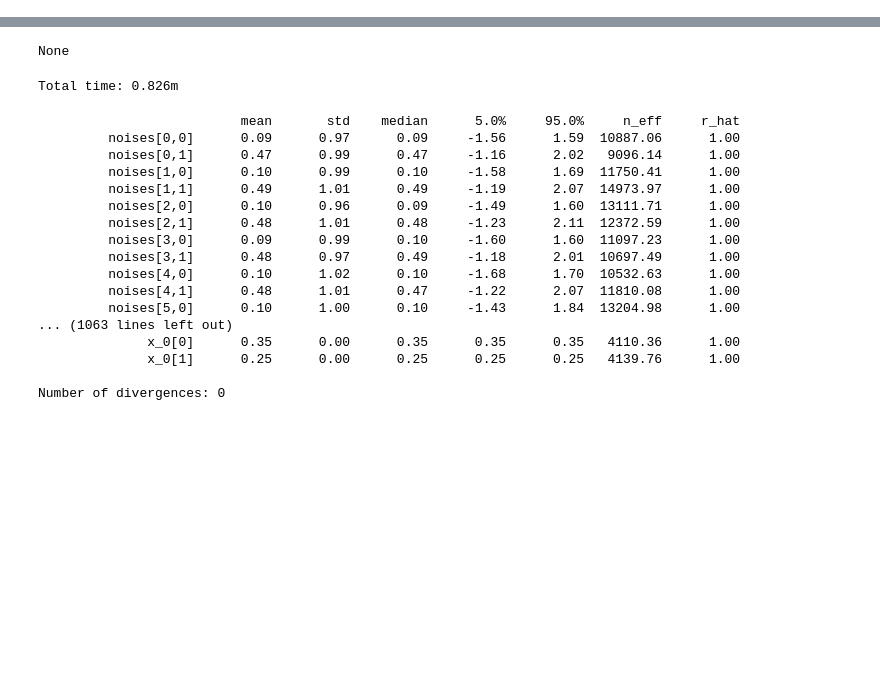
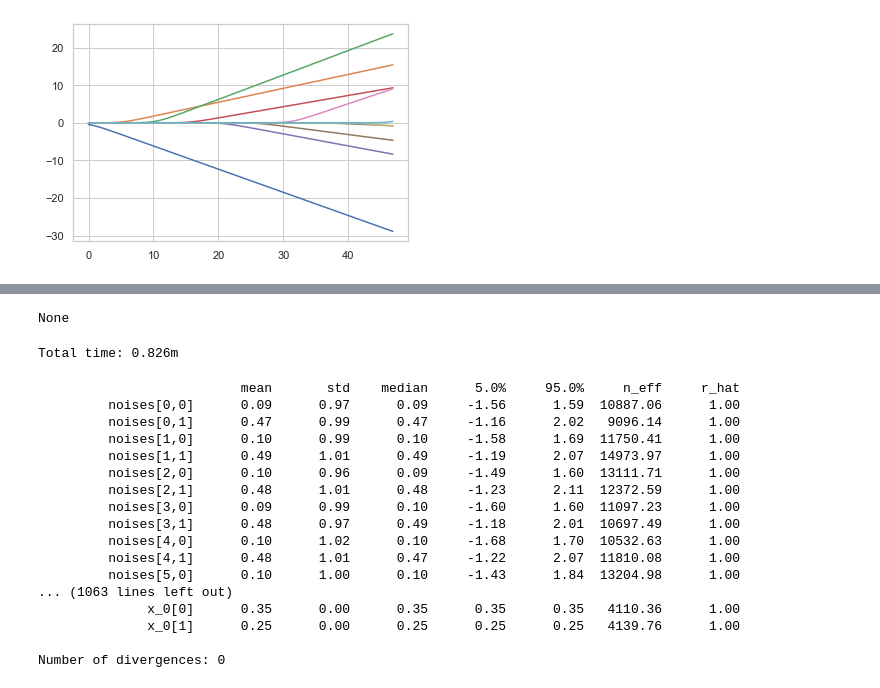
Before and after one commit to sorenhartmann/indoor-location-navigation, a Jupyter notebook: notebooks/1-inital-model.ipynb, the cells around one changed output, grey strips where cells are left out. Cells and saved outputs as stored; diff of their text form; code cells hidden in the pictures; blank space fills up the shorter version.

```diff
--- a/notebooks/1-inital-model.ipynb
+++ b/notebooks/1-inital-model.ipynb
@@ -16,0 +75,6 @@ import numpy as np
+# %%
+with torch.autograd.no_grad():
+    basis_w_coeffs = basis * tg.coeffs
+    plt.plot(time, basis_w_coeffs[:, : , 0])
+# %% [output]
+[figure, added]
```
Also changed, not shown: parts of 17 cells of this notebook, 4 other files.
